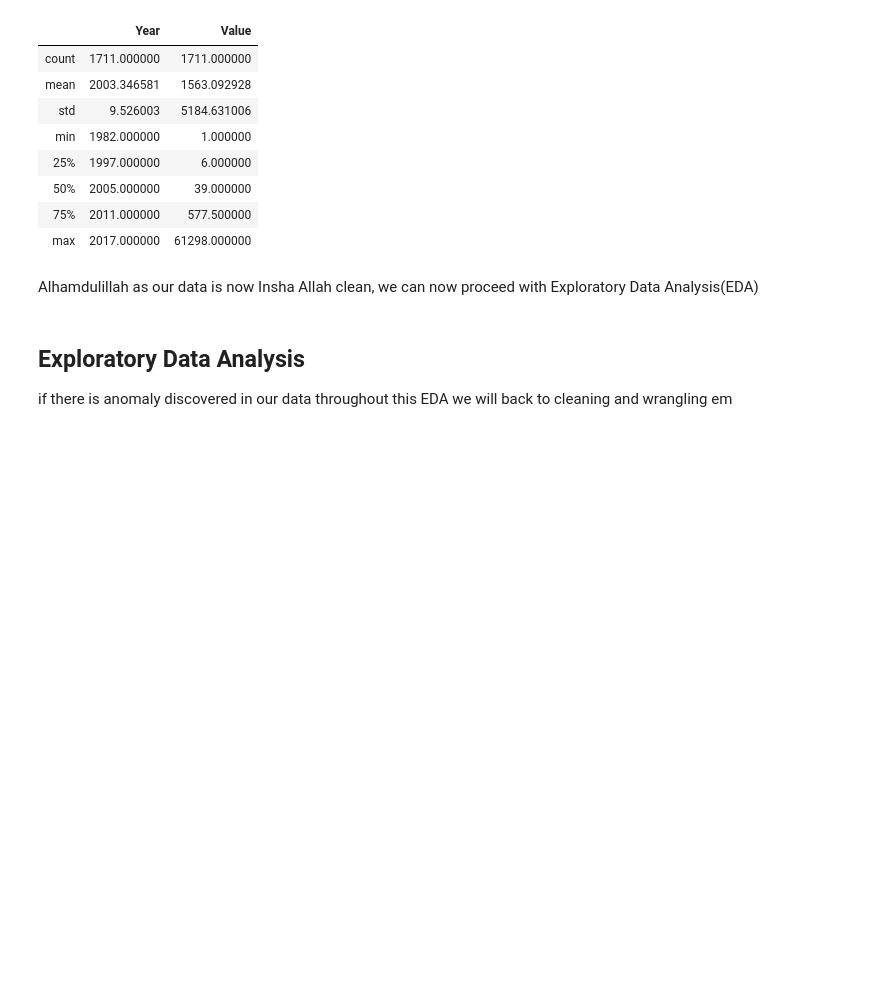
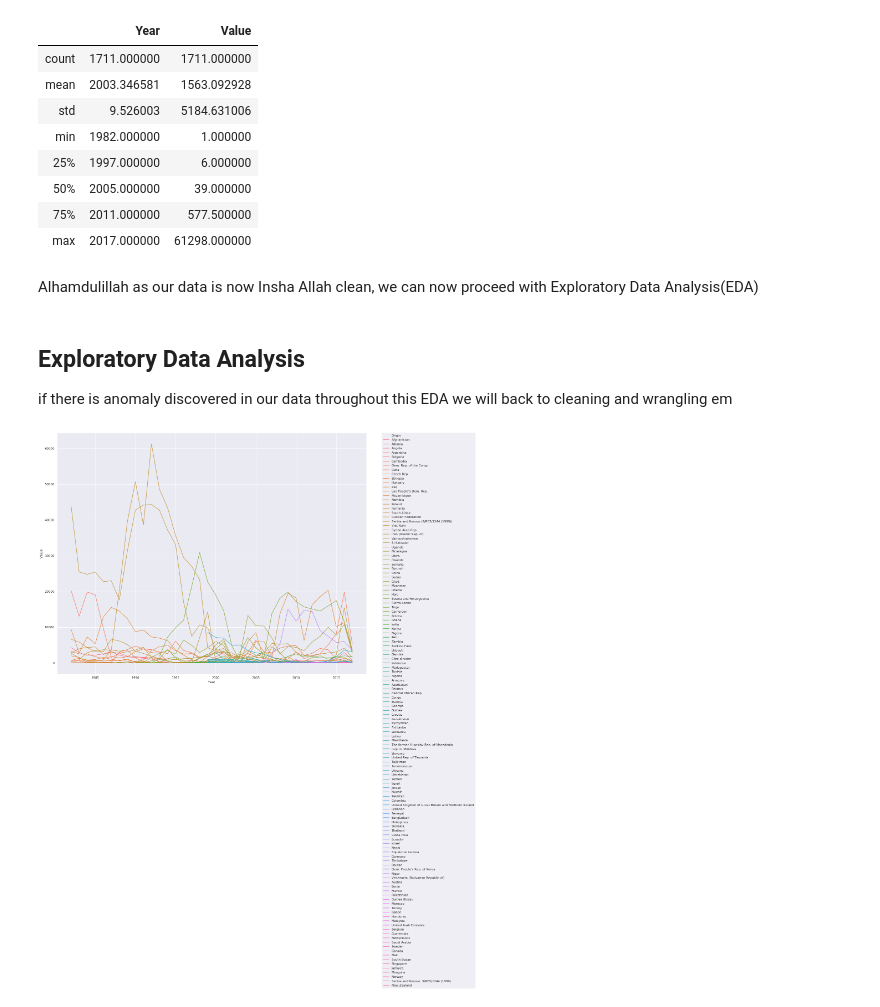
Before and after one commit to amrnumenor/Refugees-Settlement, a Jupyter notebook: Refugees Settlement in USA.ipynb, the cells around one changed output. Saved outputs shown, nothing was run; the diff lists cells and outputs as text; code cells hidden in the pictures; blank space fills up the shorter version.

```diff
--- a/Refugees Settlement in USA.ipynb
+++ b/Refugees Settlement in USA.ipynb
@@ -128,3 +128,12 @@ Alhamdulillah as our data is now Insha Allah clean, we can now proceed with Expl
 ## Exploratory Data Analysis
 
 if there is anomaly discovered in our data throughout this EDA we will back to cleaning and wrangling em
+# %%
+sns.set()
+f, ax = plt.subplots(figsize=(20, 16))
+df.sort_values(['Origin','Year'])
+sns.lineplot(x='Year', y='Value', hue='Origin', data=df)
+plt.legend(bbox_to_anchor=(1.05, 1), loc=2, borderaxespad=0.)
+plt.show()
+# %% [output]
+[figure, added]
```
Also changed, not shown: parts of 19 cells of this notebook, 1 other file.
